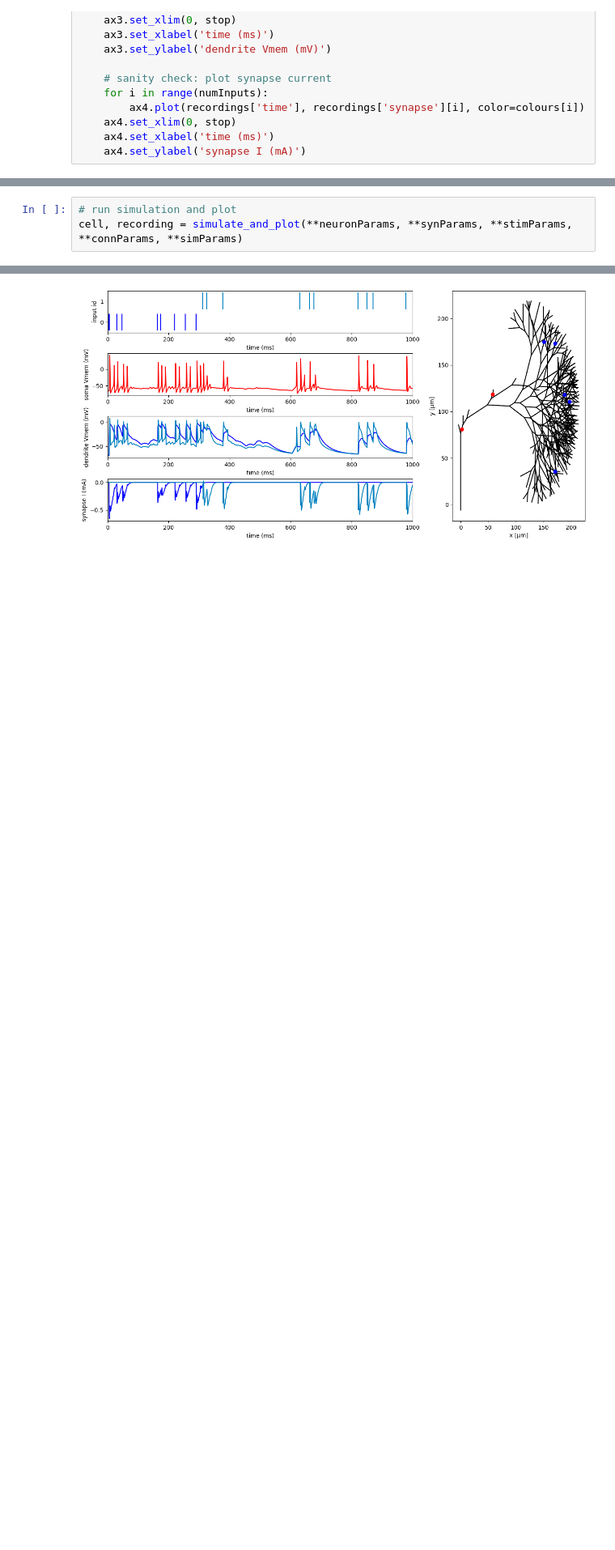
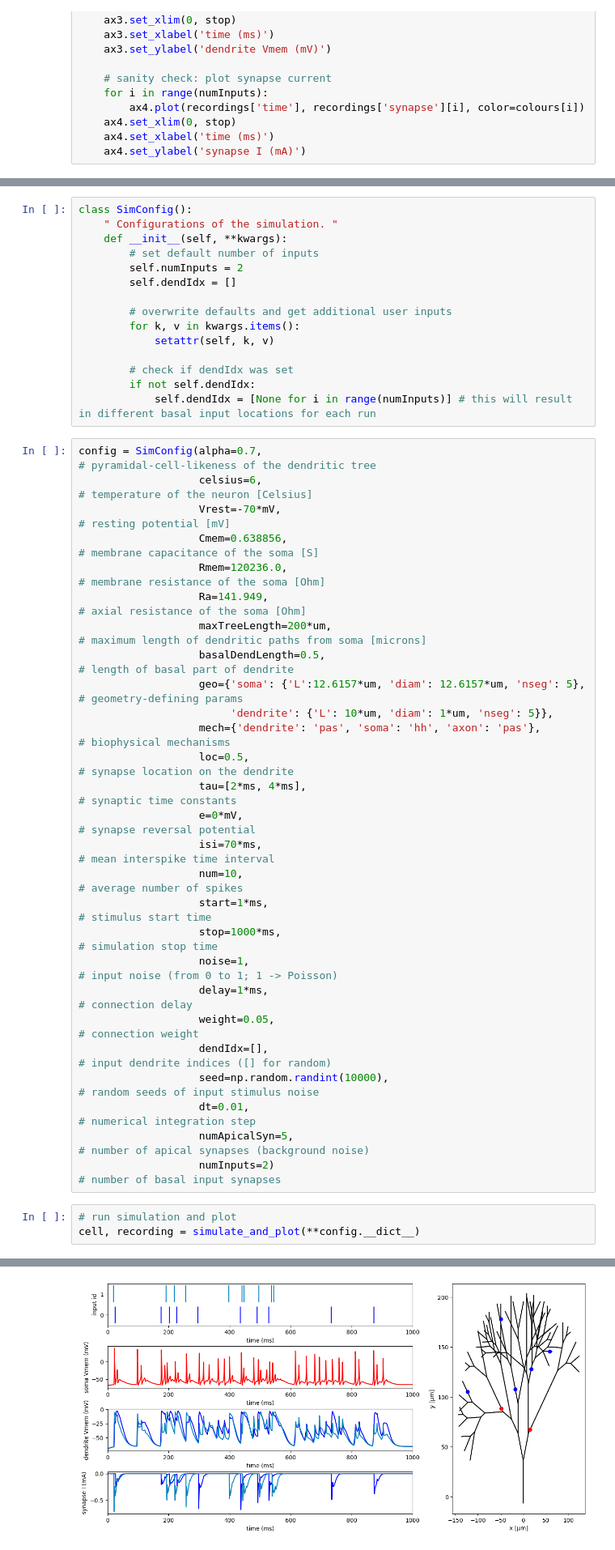
Before and after one commit to hannatolle/synergisticDendrites, a Jupyter notebook: NeuronClass.ipynb, the cells around one changed output, grey strips where cells are left out. Shown: that part at 81% size. Drawn from its saved outputs; the diff is of its cells as text; blank space fills up the shorter version.

Commit message:
add: config class

```diff
--- a/NeuronClass.ipynb
+++ b/NeuronClass.ipynb
@@ -514,4 +477,46 @@ simParams = dict(dendIdx=[None for i in range(numInputs)],        # indices of d
+# %%
+class SimConfig():
+    " Configurations of the simulation. "
+    def __init__(self, **kwargs):
+        # set default number of inputs
+        self.numInputs = 2
+        self.dendIdx = []
+
+        # overwrite defaults and get additional user inputs
+        for k, v in kwargs.items():
+            setattr(self, k, v)
+
+        # check if dendIdx was set
+        if not self.dendIdx:
+            self.dendIdx = [None for i in range(numInputs)] # this will result in different basal input locations for each run
+# %%
+config = SimConfig(alpha=0.7,                                                    # pyramidal-cell-likeness of the dendritic tree
+                   celsius=6,                                                    # temperature of the neuron [Celsius]
+                   Vrest=-70*mV,                                                 # resting potential [mV]
+                   Cmem=0.638856,                                                # membrane capacitance of the soma [S]
+                   Rmem=120236.0,                                                # membrane resistance of the soma [Ohm]
+                   Ra=141.949,                                                   # axial resistance of the soma [Ohm]
+                   maxTreeLength=200*um,                                         # maximum length of dendritic paths from soma [microns]
+                   basalDendLength=0.5,                                          # length of basal part of dendrite
+                   geo={'soma': {'L':12.6157*um, 'diam': 12.6157*um, 'nseg': 5}, # geometry-defining params
+                        'dendrite': {'L': 10*um, 'diam': 1*um, 'nseg': 5}},
+                   mech={'dendrite': 'pas', 'soma': 'hh', 'axon': 'pas'},        # biophysical mechanisms
+                   loc=0.5,                                                      # synapse location on the dendrite
+                   tau=[2*ms, 4*ms],                                             # synaptic time constants
+                   e=0*mV,                                                       # synapse reversal potential
+                   isi=70*ms,                                                    # mean interspike time interval
+                   num=10,                                                       # average number of spikes
+                   start=1*ms,                                                   # stimulus start time
+                   stop=1000*ms,                                                 # simulation stop time
+                   noise=1,                                                      # input noise (from 0 to 1; 1 -> Poisson)
+                   delay=1*ms,                                                   # connection delay
+                   weight=0.05,                                                  # connection weight
+                   dendIdx=[],                                                   # input dendrite indices ([] for random)
+                   seed=np.random.randint(10000),                                # random seeds of input stimulus noise
+                   dt=0.01,                                                      # numerical integration step
+                   numApicalSyn=5,                                               # number of apical synapses (background noise)
+                   numInputs=2)                                                  # number of basal input synapses
 # %%
 # run simulation and plot
-cell, recording = simulate_and_plot(**neuronParams, **synParams, **stimParams, **connParams, **simParams)
+cell, recording = simulate_and_plot(**config.__dict__)
 # %% [output]
@@ -519,4 +524,4 @@ stimulating dendrites: 692, 8
-[figure, old version]
+[figure, new version]
 # %% [markdown]
 # Measure PID atoms in artificial cells
 # %%
```
Also changed, not shown: parts of 6 cells of this notebook.
